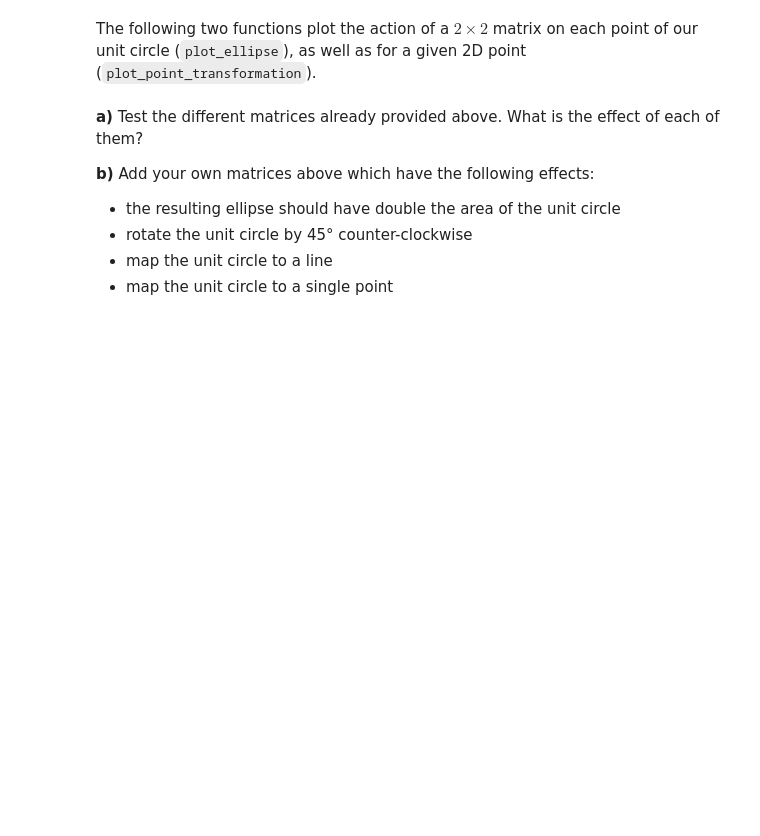
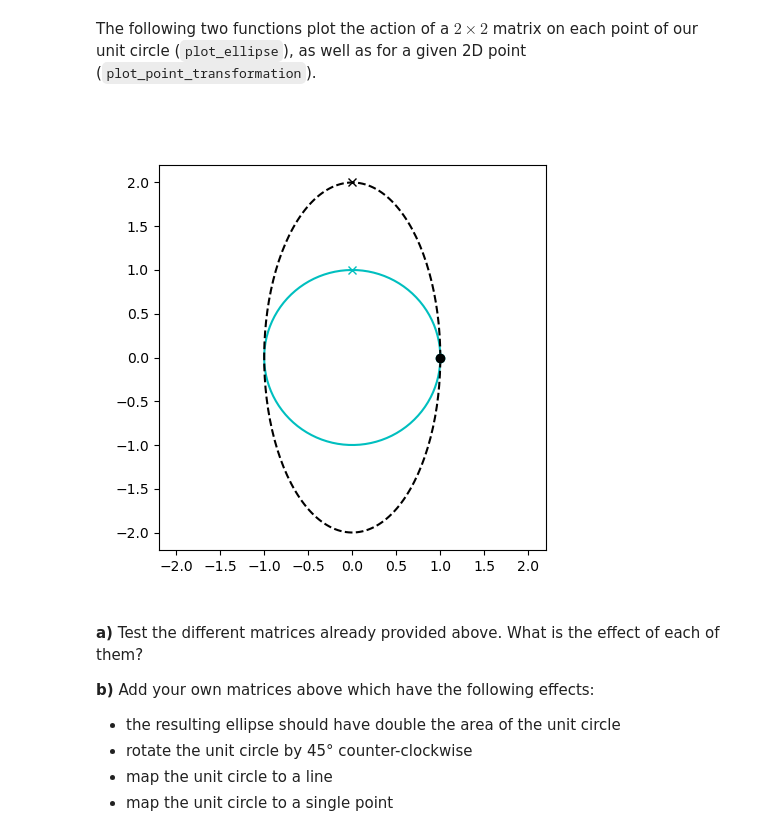
Before and after one commit to Xraaaay/MATA04, a Jupyter notebook: notebooks/project_MatNat.ipynb, the cells around one changed output. Cells and saved outputs as stored; diff of their text form; code cells hidden in the pictures; blank space fills up the shorter version.

Commit message:
Task01:a,b

```diff
--- a/notebooks/project_MatNat.ipynb
+++ b/notebooks/project_MatNat.ipynb
@@ -123,13 +129,31 @@ C = np.array([[2, 1], [0, 1]])
+# %%
+# TODO: Space for your code (task b): Add more matrices as described below.
+# the resulting ellipse should have double the area of the unit circle
+D = np.array([[1, 0], [0, 2]])
+
+# rotate the unit circle by 45° counter-clockwise
+degree_45 = np.pi / 4
+E = np.array([[np.cos(degree_45), -np.sin(degree_45)], [np.sin(degree_45), np.cos(degree_45)]])
+
+# map the unit circle to a line
+F = np.array([[1, -1], [1, -1]])
+
+# map the unit circle to a single point
+G = np.array([[1, 1], [1, 1]])
 # %%
-matrix = A  # TODO (task a): change the matrix here
+# matrix = A  # TODO (task a): change the matrix here
+# matrix = B
+matrix = D
 
 plt.close("all")
 
 ax = plot_unit_circle()
 plot_ellipse(matrix, ax)
 
 plot_point_transformation(np.array([1, 0]), matrix, ax, marker="o")
 plot_point_transformation(np.array([0, 1]), matrix, ax, marker="x")
+# %% [output]
+[figure, added]
 # %% [markdown]
 **a)** Test the different matrices already provided above. What is the effect of each of them?
 
```
Also changed, not shown: parts of 6 cells of this notebook, 2 other files.
